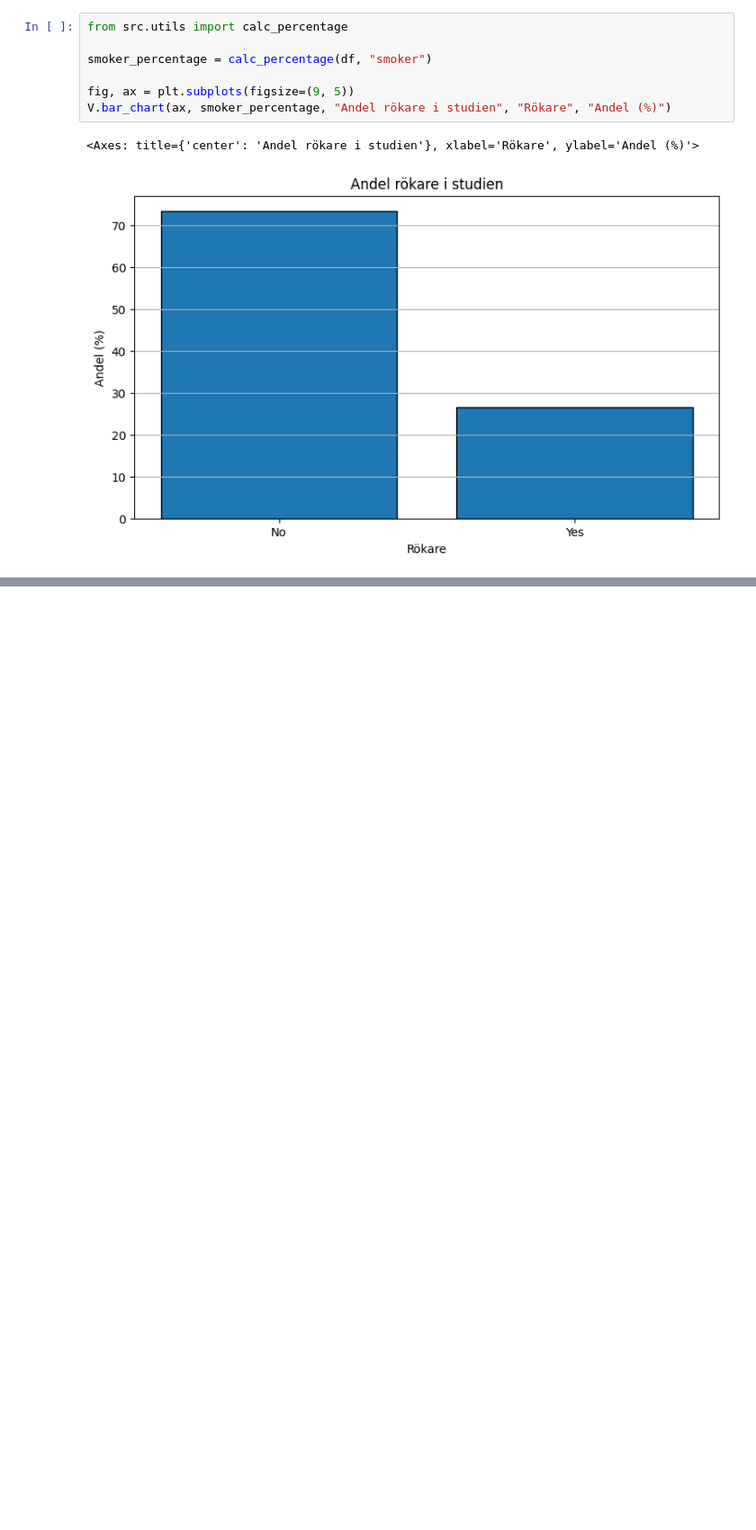
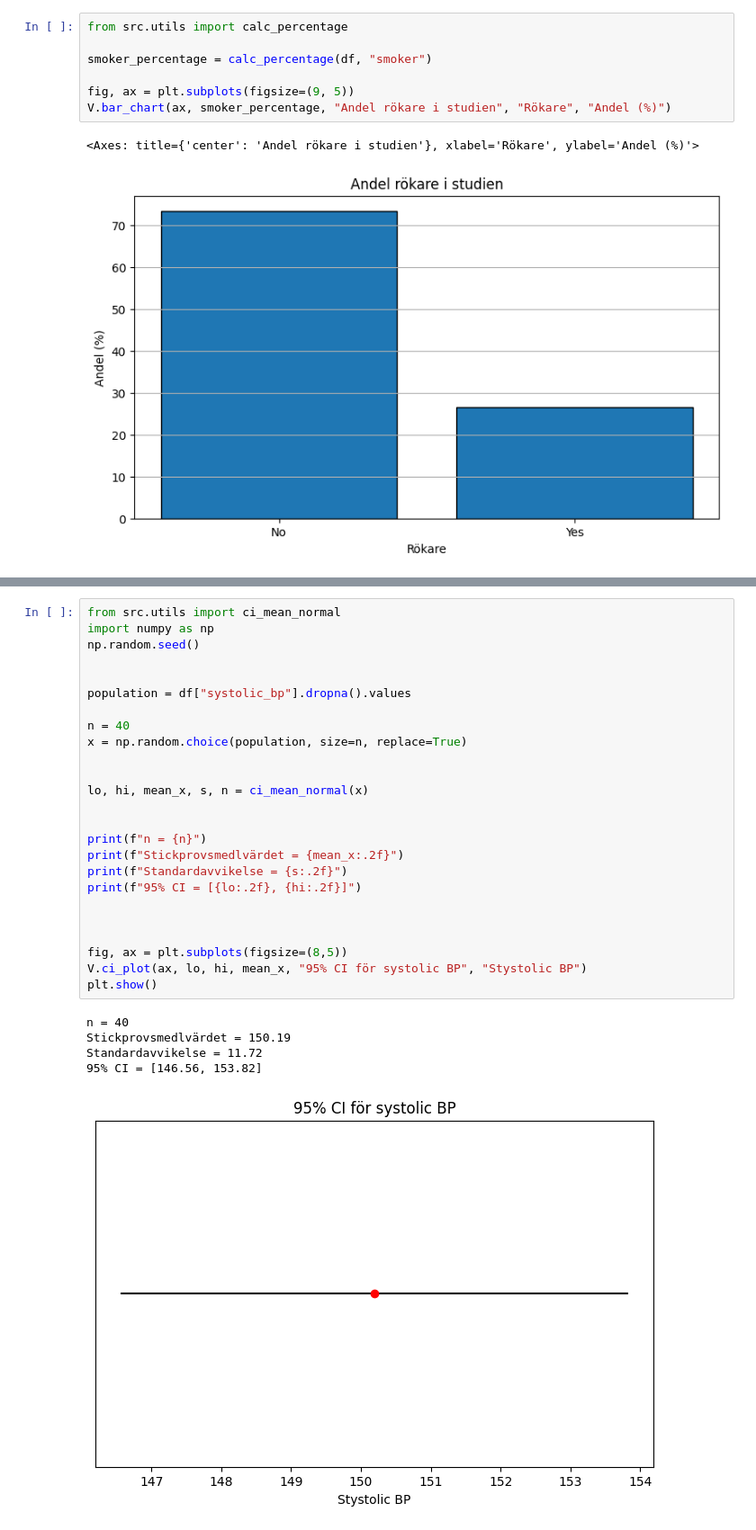
Before and after one commit to Jack-JackAttack/Halsostudie, a Jupyter notebook: report.ipynb, the cells around one changed output, grey strips where cells are left out. Shown: that part at 90% size. Saved outputs shown, nothing was run; the diff lists cells and outputs as text; blank space fills up the shorter version.

```diff
--- a/report.ipynb
+++ b/report.ipynb
@@ -95,3 +104,34 @@ Verkligt resultat:
 Resultat av simulation:
  93.70% har inte sjukdom | 6.30% har sjukdom
 [figure]
+# %%
+from src.utils import ci_mean_normal
+import numpy as np
+np.random.seed()
+
+
+population = df["systolic_bp"].dropna().values
+
+n = 40
+x = np.random.choice(population, size=n, replace=True)
+
+
+lo, hi, mean_x, s, n = ci_mean_normal(x)
+
+
+print(f"n = {n}")
+print(f"Stickprovsmedlvärdet = {mean_x:.2f}")
+print(f"Standardavvikelse = {s:.2f}")
+print(f"95% CI = [{lo:.2f}, {hi:.2f}]")
+
+
+
+fig, ax = plt.subplots(figsize=(8,5))
+V.ci_plot(ax, lo, hi, mean_x, "95% CI för systolic BP", "Stystolic BP")
+plt.show()
+# %% [output]
+n = 40
+Stickprovsmedlvärdet = 150.19
+Standardavvikelse = 11.72
+95% CI = [146.56, 153.82]
+[figure, added]
```
Also changed, not shown: parts of 1 cell of this notebook, 2 other files.
